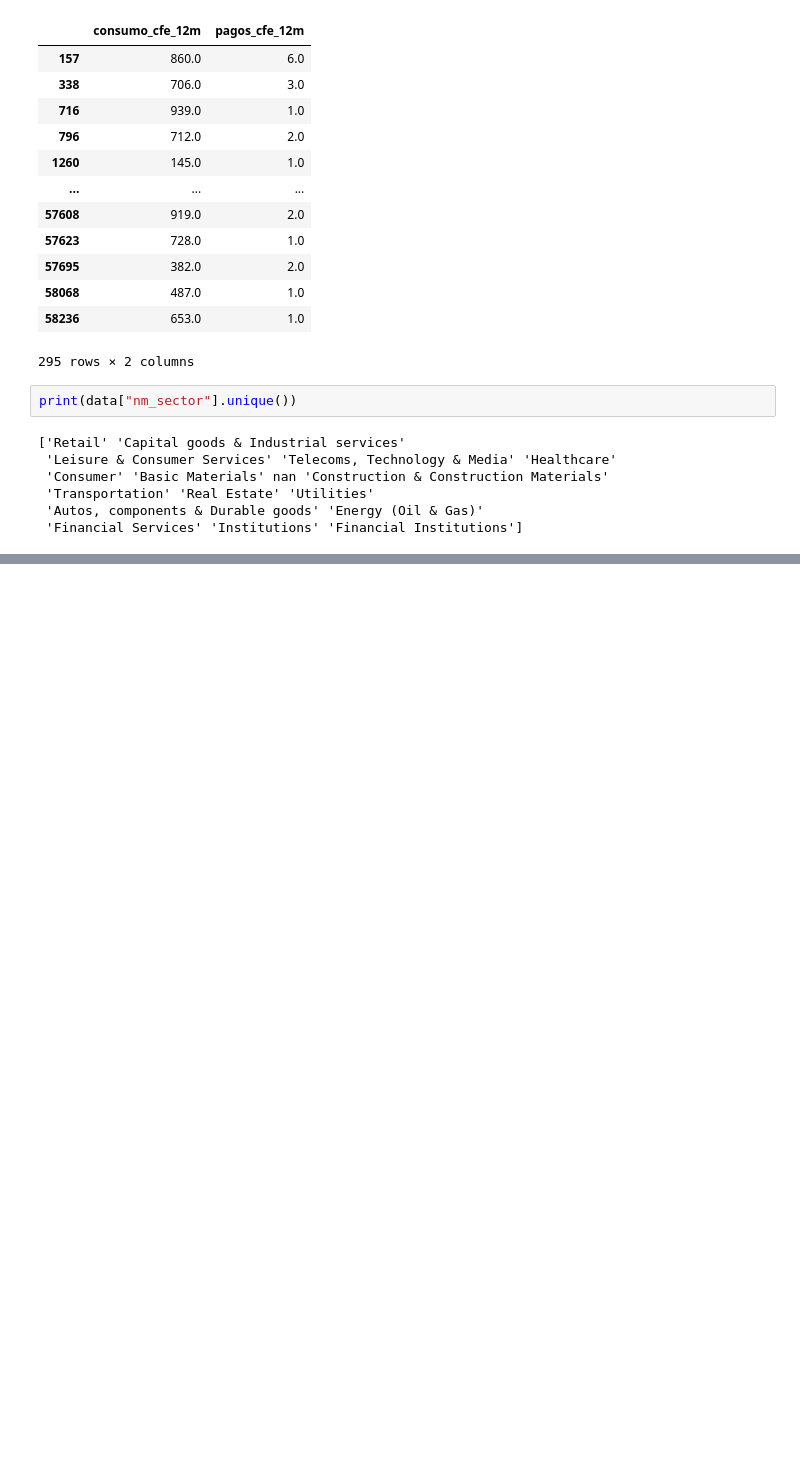
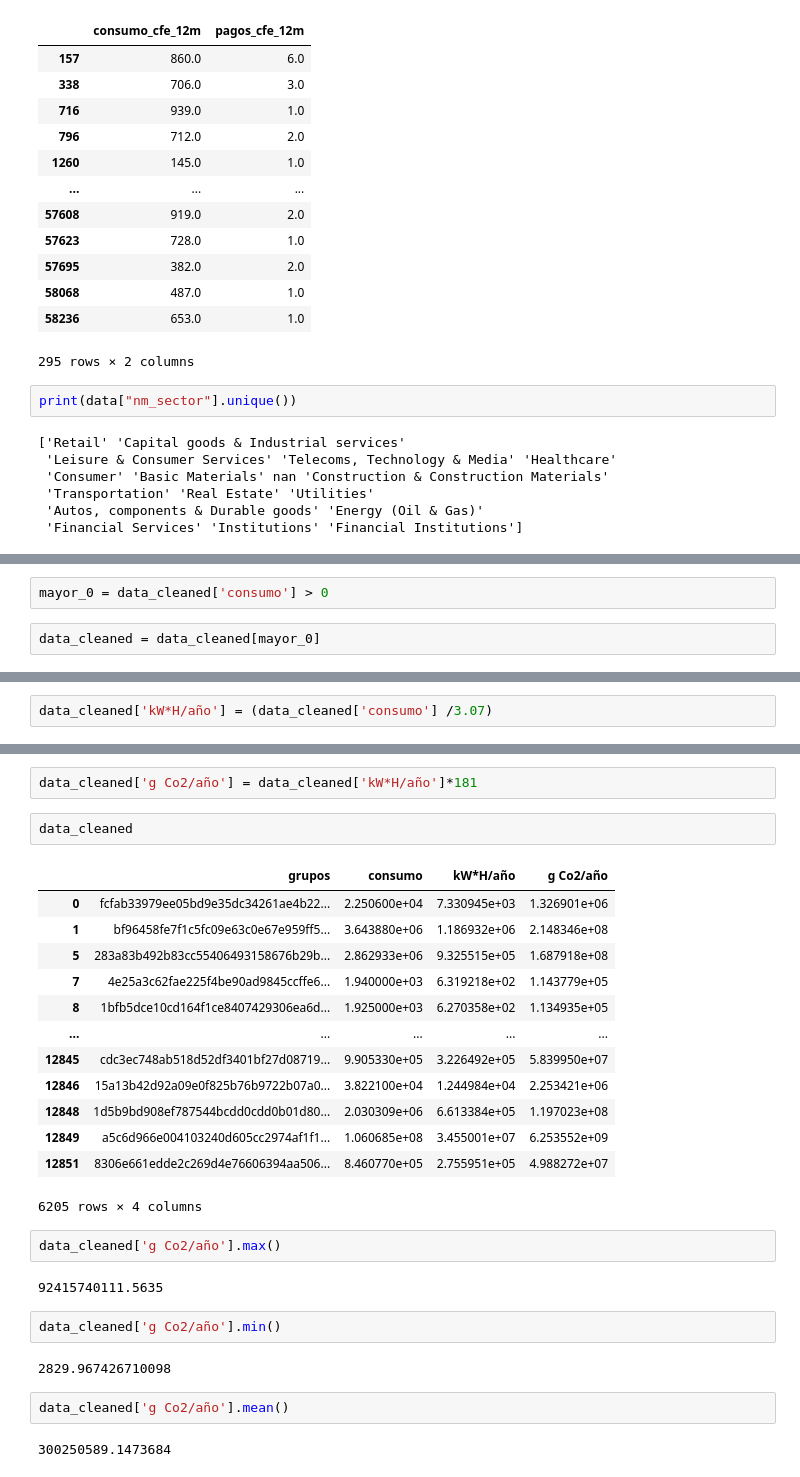
Before and after one commit to arcadio2/calc-analisis, a Jupyter notebook: analisis-calculadora.ipynb, the cells around one changed output, grey strips where cells are left out. Cells and saved outputs as stored; diff of their text form; blank space fills up the shorter version.

```diff
--- a/analisis-calculadora.ipynb
+++ b/analisis-calculadora.ipynb
@@ -272,0 +303,4 @@ data_y_sin0
+# %%
+mayor_0 = data_cleaned['consumo'] > 0
+# %%
+data_cleaned = data_cleaned[mayor_0]
@@ -272,0 +316,2 @@ data_y_sin0
+# %%
+data_cleaned['kW*H/año'] = (data_cleaned['consumo'] /3.07)
@@ -272,0 +334,30 @@ data_y_sin0
+# %%
+data_cleaned['g Co2/año'] = data_cleaned['kW*H/año']*181
+# %%
+data_cleaned
+# %% [output]
+|  | grupos | consumo | kW*H/año | g Co2/año |
+| 0 | fcfab33979ee05bd9e35dc34261ae4b22... | 2.250600e+04 | 7.330945e+03 | 1.326901e+06 |
+| 1 | bf96458fe7f1c5fc09e63c0e67e959ff5... | 3.643880e+06 | 1.186932e+06 | 2.148346e+08 |
+| 5 | 283a83b492b83cc55406493158676b29b... | 2.862933e+06 | 9.325515e+05 | 1.687918e+08 |
+| 7 | 4e25a3c62fae225f4be90ad9845ccffe6... | 1.940000e+03 | 6.319218e+02 | 1.143779e+05 |
+| 8 | 1bfb5dce10cd164f1ce8407429306ea6d... | 1.925000e+03 | 6.270358e+02 | 1.134935e+05 |
+| ... | ... | ... | ... | ... |
+| 12845 | cdc3ec748ab518d52df3401bf27d08719... | 9.905330e+05 | 3.226492e+05 | 5.839950e+07 |
+| 12846 | 15a13b42d92a09e0f825b76b9722b07a0... | 3.822100e+04 | 1.244984e+04 | 2.253421e+06 |
+| 12848 | 1d5b9bd908ef787544bcdd0cdd0b01d80... | 2.030309e+06 | 6.613384e+05 | 1.197023e+08 |
+| 12849 | a5c6d966e004103240d605cc2974af1f1... | 1.060685e+08 | 3.455001e+07 | 6.253552e+09 |
+| 12851 | 8306e661edde2c269d4e76606394aa506... | 8.460770e+05 | 2.755951e+05 | 4.988272e+07 |
+6205 rows × 4 columns
+# %%
+data_cleaned['g Co2/año'].max()
+# %% [output]
+92415740111.5635
+# %%
+data_cleaned['g Co2/año'].min()
+# %% [output]
+2829.967426710098
+# %%
+data_cleaned['g Co2/año'].mean()
+# %% [output]
+300250589.1473684
```
Also changed, not shown: parts of 28 cells of this notebook.
